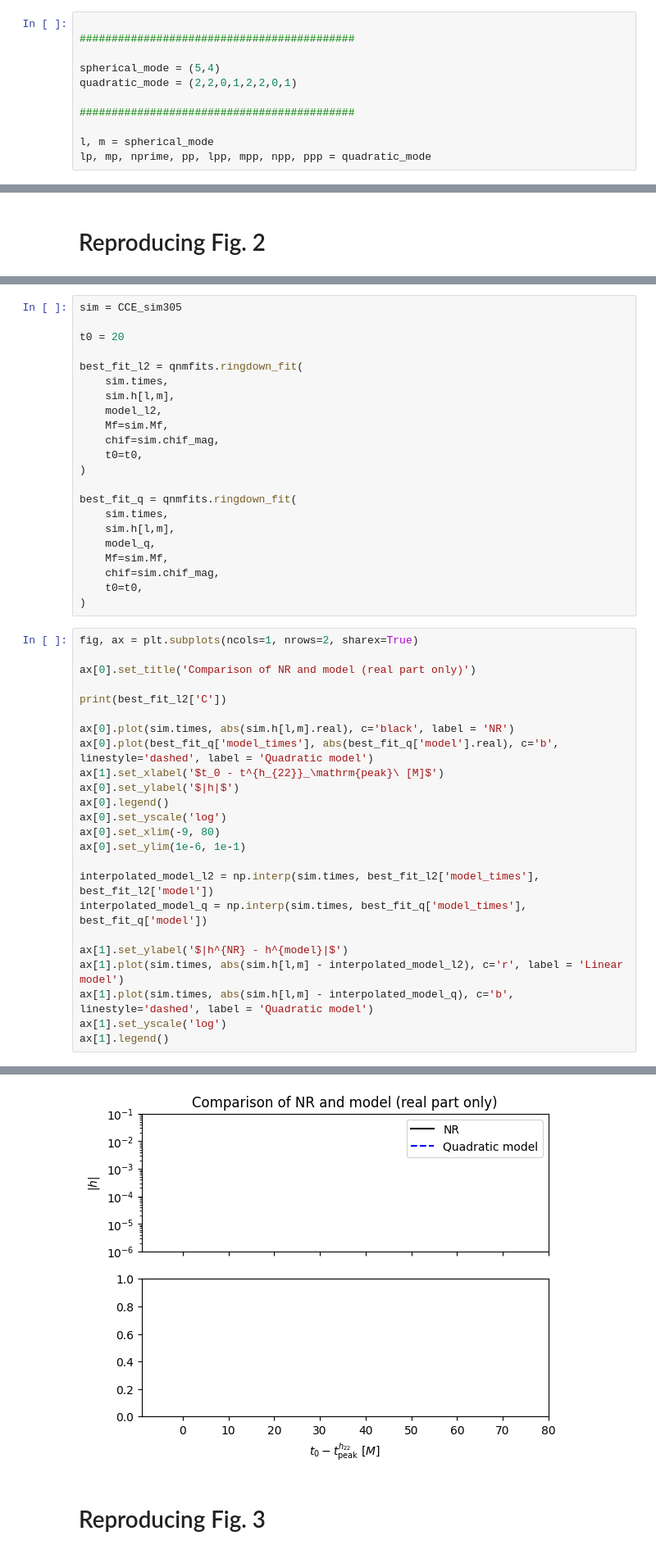
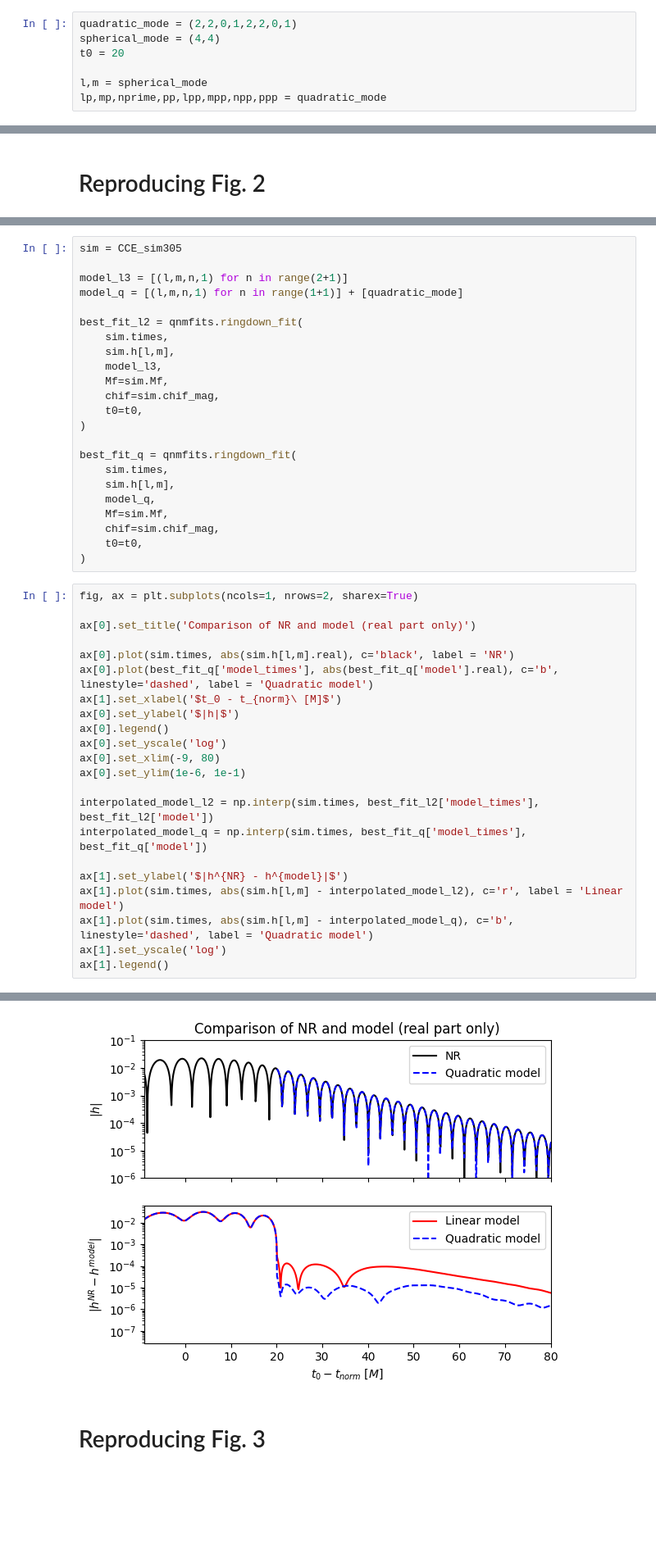
Before and after one commit to Richardvnd/quadratic_qnm, a Jupyter notebook: quadratic_mitman_other_modes.ipynb, the cells around one changed output, grey strips where cells are left out. Shown: that part at 82% size. Cells and saved outputs as stored; diff of their text form; blank space fills up the shorter version.

```diff
--- a/quadratic_mitman_other_modes.ipynb
+++ b/quadratic_mitman_other_modes.ipynb
@@ -116,11 +122,7 @@ Downloading to /tmp/sxs-23q3d_jx/cache/SXS:BBH:1492v2/Lev3/rhOverM_Asymptotic_Ge
 # %%
+quadratic_mode = (2,2,0,1,2,2,0,1)
+spherical_mode = (4,4)
+t0 = 20
 
-###########################################
-
-spherical_mode = (5,4)
-quadratic_mode = (2,2,0,1,2,2,0,1)
-
-###########################################
-
-l, m = spherical_mode
-lp, mp, nprime, pp, lpp, mpp, npp, ppp = quadratic_mode
+l,m = spherical_mode
+lp,mp,nprime,pp,lpp,mpp,npp,ppp = quadratic_mode
@@ -280,12 +279,13 @@ q_amp_index = model_q.index(quadratic_mode)
 # %%
 sim = CCE_sim305
 
-t0 = 20
+model_l3 = [(l,m,n,1) for n in range(2+1)]
+model_q = [(l,m,n,1) for n in range(1+1)] + [quadratic_mode]
 
 best_fit_l2 = qnmfits.ringdown_fit(
     sim.times,
     sim.h[l,m],
-    model_l2,
+    model_l3,
     Mf=sim.Mf,
     chif=sim.chif_mag,
     t0=t0,
@@ -304,11 +304,9 @@ fig, ax = plt.subplots(ncols=1, nrows=2, sharex=True)
 
 ax[0].set_title('Comparison of NR and model (real part only)')
 
-print(best_fit_l2['C'])
-
 ax[0].plot(sim.times, abs(sim.h[l,m].real), c='black', label = 'NR')
 ax[0].plot(best_fit_q['model_times'], abs(best_fit_q['model'].real), c='b', linestyle='dashed', label = 'Quadratic model')
-ax[1].set_xlabel('$t_0 - t^{h_{22}}_\mathrm{peak}\ [M]$')
+ax[1].set_xlabel('$t_0 - t_{norm}\ [M]$')
 ax[0].set_ylabel('$|h|$')
 ax[0].legend()
 ax[0].set_yscale('log')
@@ -345,4 +326,4 @@ ValueError: array of sample points is empty
-[figure, old version]
+[figure, new version]
 # %% [markdown]
 # Reproducing Fig. 3
 # %%
```
Also changed, not shown: parts of 16 cells of this notebook, 4 other files.
